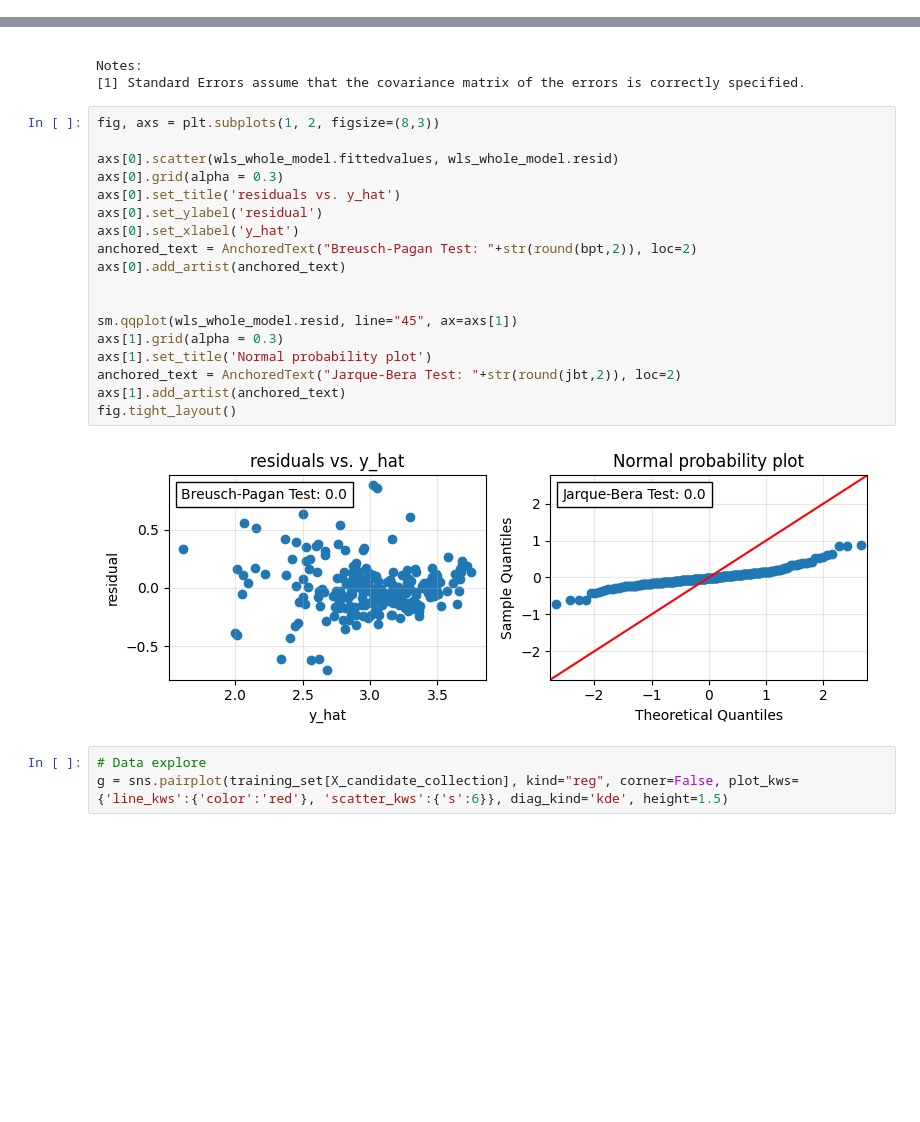
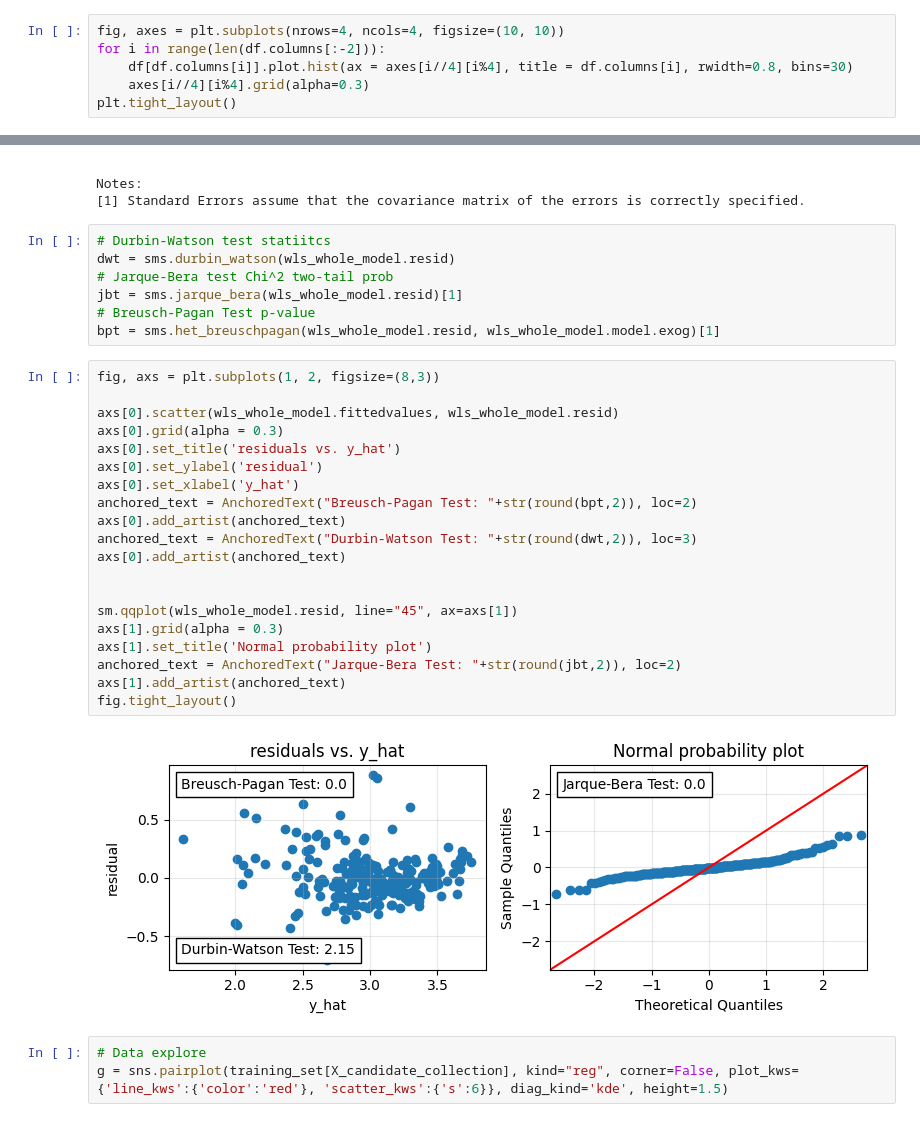
Before and after one commit to laic0022/FN6809_Linear_Financial_Models, a Jupyter notebook: LRM_boston_house_price.ipynb, the cells around one changed output, grey strips where cells are left out. Drawn from its saved outputs; the diff is of its cells as text; blank space fills up the shorter version.

Commit message:
finished model selection

```diff
--- a/LRM_boston_house_price.ipynb
+++ b/LRM_boston_house_price.ipynb
@@ -36,0 +45,6 @@ sns.displot(df, x='MEDV', kind="kde", fill=True, height=3)
+# %%
+fig, axes = plt.subplots(nrows=4, ncols=4, figsize=(10, 10))
+for i in range(len(df.columns[:-2])):
+    df[df.columns[i]].plot.hist(ax = axes[i//4][i%4], title = df.columns[i], rwidth=0.8, bins=30)
+    axes[i//4][i%4].grid(alpha=0.3)
+plt.tight_layout()
@@ -316,26 +325,35 @@ Covariance Type:            nonrobust
 
 Notes:
 [1] Standard Errors assume that the covariance matrix of the errors is correctly specified.
+# %%
+# Durbin-Watson test statiitcs
+dwt = sms.durbin_watson(wls_whole_model.resid)
+# Jarque-Bera test Chi^2 two-tail prob
+jbt = sms.jarque_bera(wls_whole_model.resid)[1]
+# Breusch-Pagan Test p-value
+bpt = sms.het_breuschpagan(wls_whole_model.resid, wls_whole_model.model.exog)[1]
 # %%
 fig, axs = plt.subplots(1, 2, figsize=(8,3))
 
 axs[0].scatter(wls_whole_model.fittedvalues, wls_whole_model.resid)
 axs[0].grid(alpha = 0.3)
 axs[0].set_title('residuals vs. y_hat')
 axs[0].set_ylabel('residual')
 axs[0].set_xlabel('y_hat')
 anchored_text = AnchoredText("Breusch-Pagan Test: "+str(round(bpt,2)), loc=2)
 axs[0].add_artist(anchored_text)
+anchored_text = AnchoredText("Durbin-Watson Test: "+str(round(dwt,2)), loc=3)
+axs[0].add_artist(anchored_text)
 
 
 sm.qqplot(wls_whole_model.resid, line="45", ax=axs[1])
 axs[1].grid(alpha = 0.3)
 axs[1].set_title('Normal probability plot')
 anchored_text = AnchoredText("Jarque-Bera Test: "+str(round(jbt,2)), loc=2)
 axs[1].add_artist(anchored_text)
 fig.tight_layout()
 # %% [output]
-[figure, old version]
+[figure, new version]
 # %%
 # Data explore
 g = sns.pairplot(training_set[X_candidate_collection], kind="reg", corner=False, plot_kws={'line_kws':{'color':'red'}, 'scatter_kws':{'s':6}}, diag_kind='kde', height=1.5)
```
Also changed, not shown: parts of 11 cells of this notebook.
